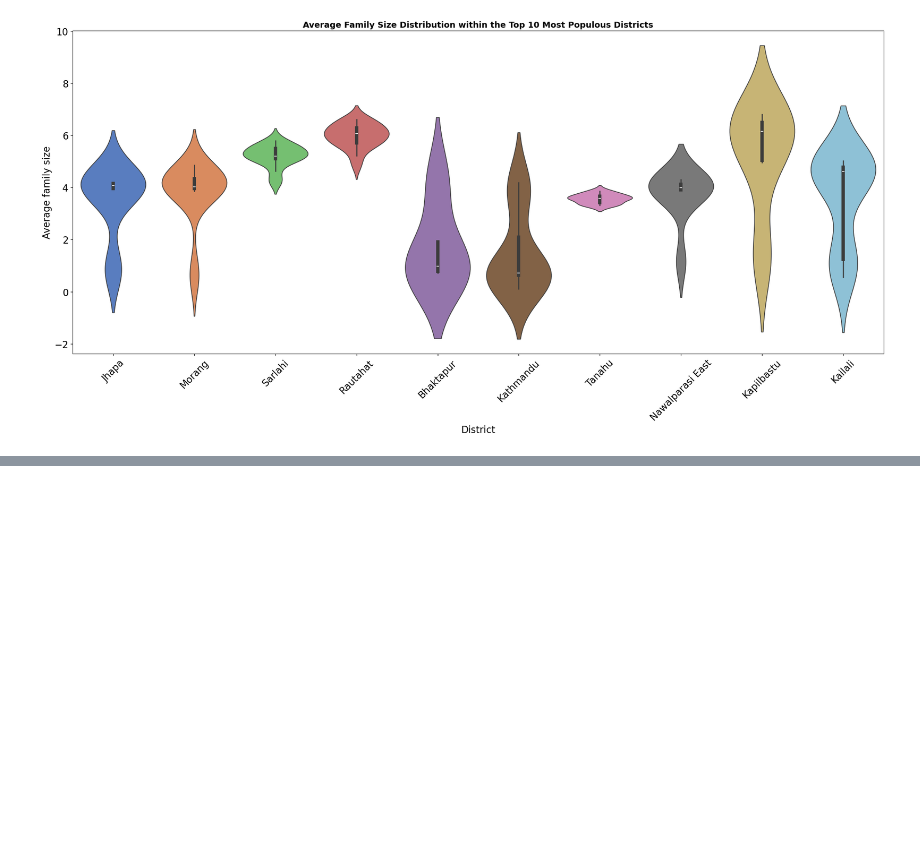
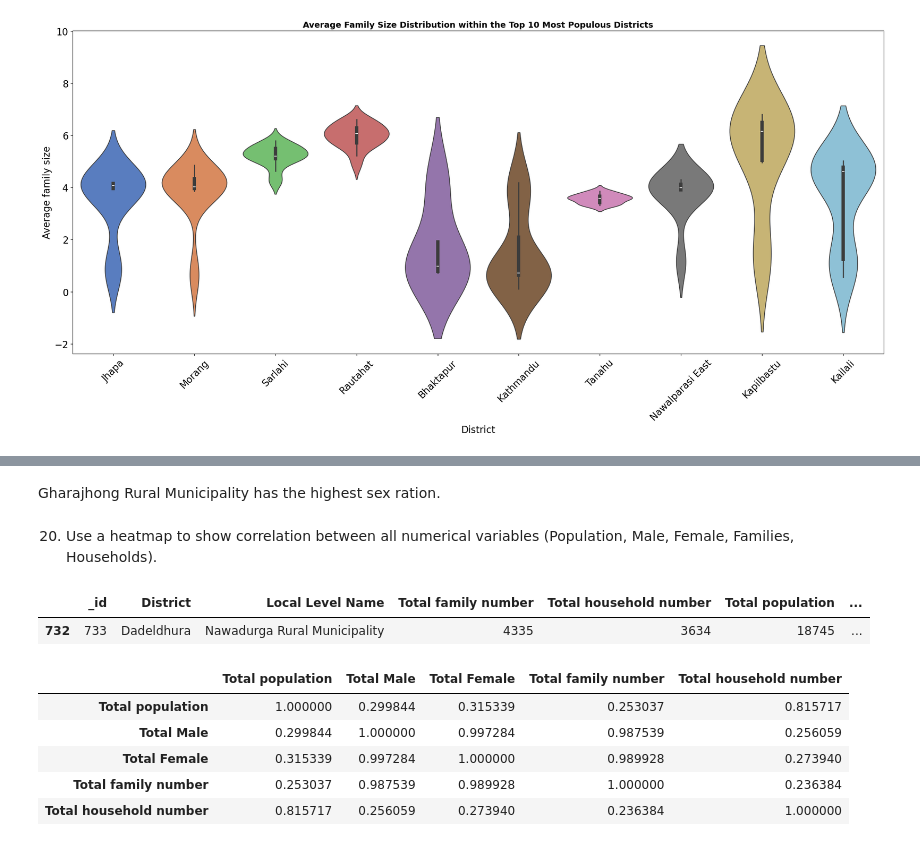
Before and after one commit to bikashsahani/nepal-census-2021-EDA, a Jupyter notebook: census_eda_project.ipynb, the cells around one changed output, grey strips where cells are left out. Drawn from its saved outputs; the diff is of its cells as text; code cells hidden in the pictures; blank space fills up the shorter version.

```diff
--- a/census_eda_project.ipynb
+++ b/census_eda_project.ipynb
@@ -612,0 +641,18 @@ plt.show()
+# %% [markdown]
+Gharajhong Rural Municipality has the highest sex ration.
+# %% [markdown]
+20. Use a heatmap to show correlation between all numerical variables (Population, Male, Female, Families, Households).
+# %%
+data.sample()
+# %% [output]
+|  | _id | District | Local Level Name | Total family number | Total household number | Total population | ... |
+| 732 | 733 | Dadeldhura | Nawadurga Rural Municipality | 4335 | 3634 | 18745 | ... |
+# %%
+data[['Total population','Total Male','Total Female','Total family number','Total household number']].corr()
+# %% [output]
+|  | Total population | Total Male | Total Female | Total family number | Total household number |
+| Total population | 1.000000 | 0.299844 | 0.315339 | 0.253037 | 0.815717 |
+| Total Male | 0.299844 | 1.000000 | 0.997284 | 0.987539 | 0.256059 |
+| Total Female | 0.315339 | 0.997284 | 1.000000 | 0.989928 | 0.273940 |
+| Total family number | 0.253037 | 0.987539 | 0.989928 | 1.000000 | 0.236384 |
+| Total household number | 0.815717 | 0.256059 | 0.273940 | 0.236384 | 1.000000 |
```
Also changed, not shown: parts of 7 cells of this notebook, 1 other file.
